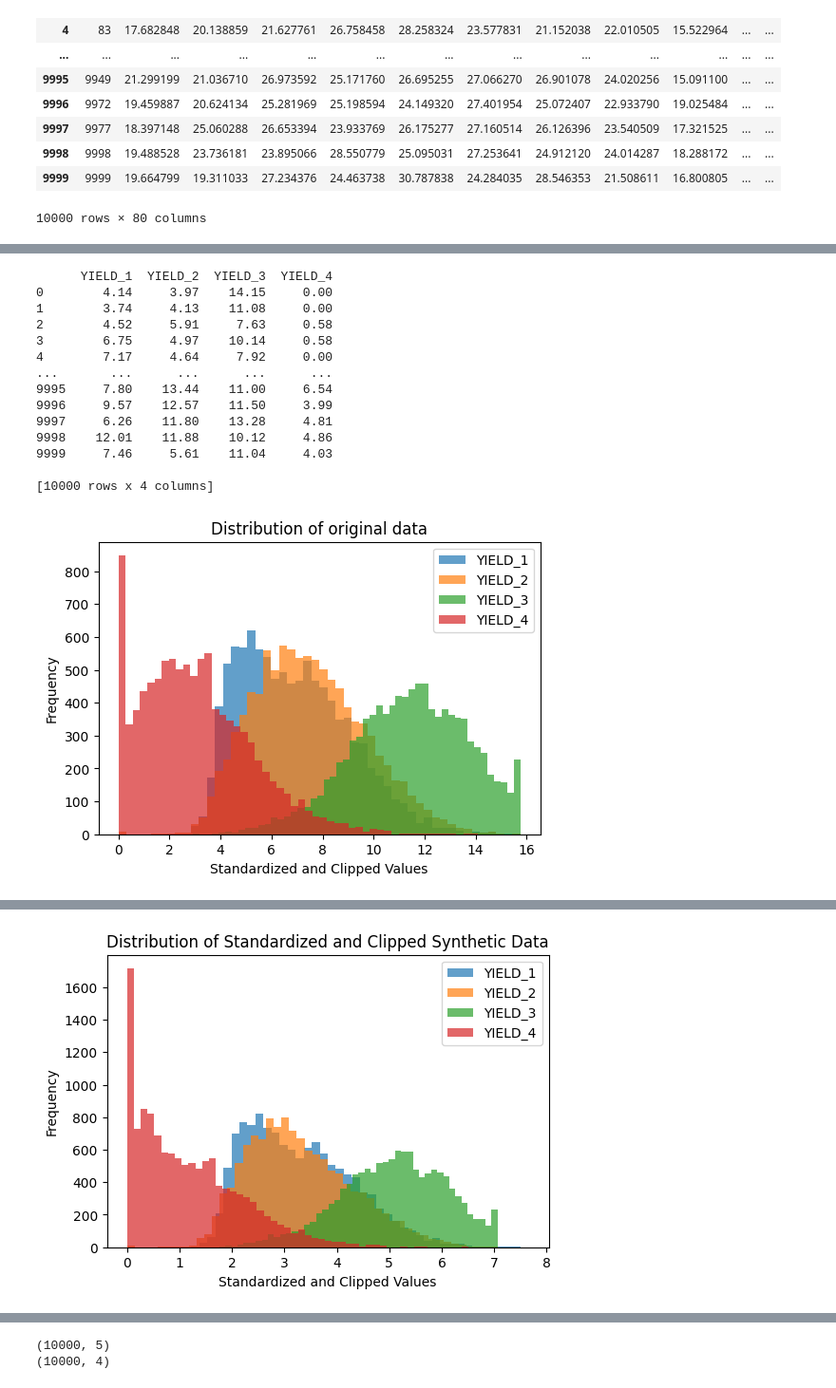
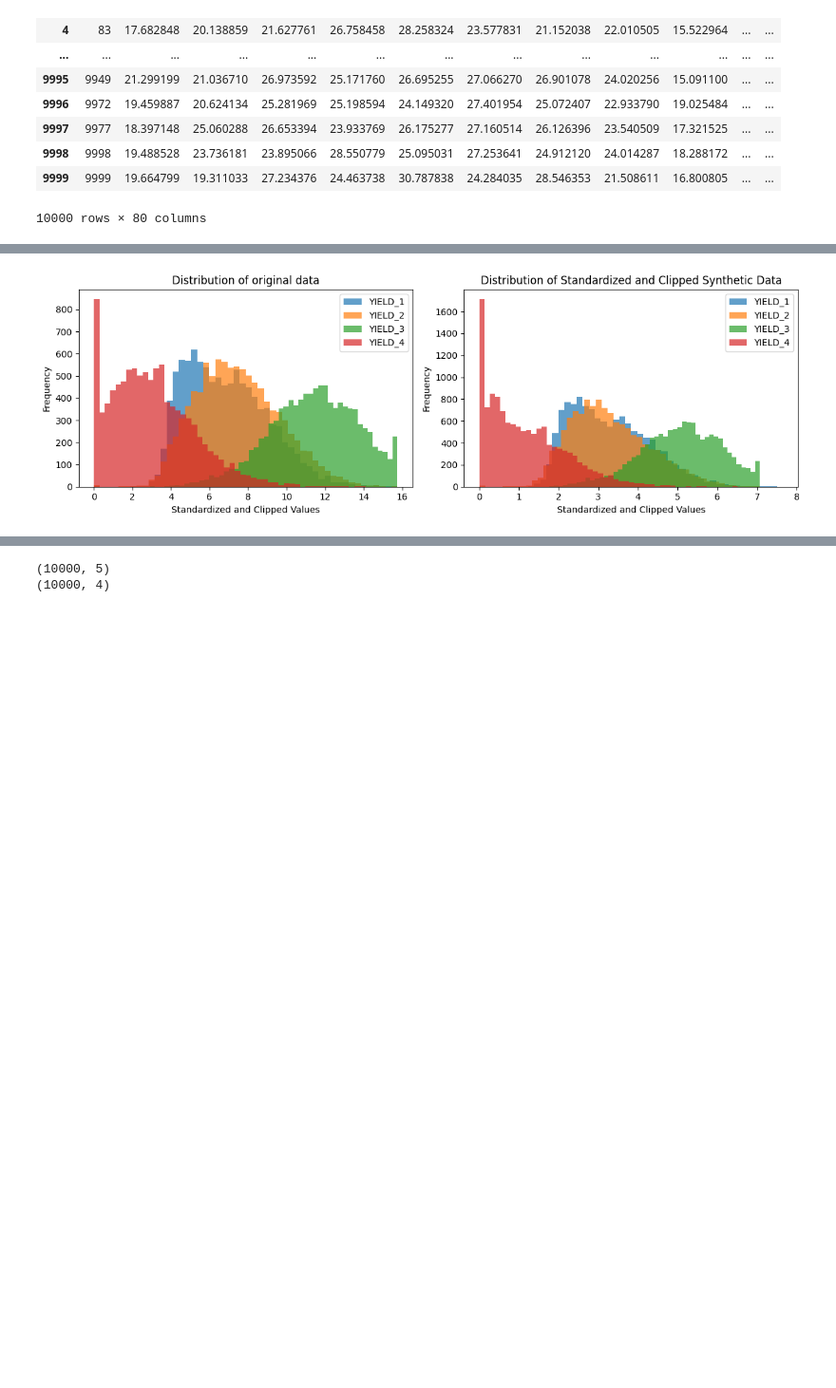
Before and after one commit to FrancoisLbrn/genhack3_crazy_farmers, a Jupyter notebook: ludo.ipynb, the cells around one changed output, grey strips where cells are left out. Shown at 95% size. Drawn from its saved outputs; the diff is of its cells as text; code cells hidden in the pictures; blank space fills up the shorter version.

```diff
--- a/ludo.ipynb
+++ b/ludo.ipynb
@@ -557,3 +13,0 @@ print(ot.sliced.sliced_wasserstein_distance(yields_espsilon, simul, seed=0))
-# %%
-for i in range(10):
-    print(ot.sliced.sliced_wasserstein_distance(yields_espsilon, simul[1000 * i: 1000 * (i + 1)], seed=0))
@@ -753,5 +146,6 @@ result_df.loc[:, ['YIELD_1', 'YIELD_2', 'YIELD_3', 'YIELD_4', 'Target']]
 # %%
 import pandas as pd
+from sklearn.preprocessing import StandardScaler
 from imblearn.over_sampling import ADASYN
 
 # Assuming you already have the original data in `result_df`
@@ -765,20 +159,23 @@ y = result_df['Target']
 minority_class_count = y.value_counts().min()
 
 # Apply ADASYN
-adasyn = ADASYN(sampling_strategy='minority', random_state=42, n_neighbors=7)
+adasyn = ADASYN(sampling_strategy='minority', random_state=42, n_neighbors=9)
 X_resampled, y_resampled = adasyn.fit_resample(X, y)
 
 # Calculate the minority class count for setting the `sampling_strategy`
 minority_class_count = y_resampled.value_counts().min()
-adasyn = ADASYN(sampling_strategy='minority', random_state=42, n_neighbors=3)
+adasyn = ADASYN(sampling_strategy='minority', random_state=42, n_neighbors=9)
 X_resampled, y_resampled = adasyn.fit_resample(X_resampled, y_resampled)
 
 # Combine the resampled data into a new DataFrame
 synthetic_data = pd.DataFrame(X_resampled, columns=['YIELD_1', 'YIELD_2', 'YIELD_3', 'YIELD_4'])
 synthetic_data['Target'] = y_resampled
 sample = ['YIELD_1', 'YIELD_2', 'YIELD_3', 'YIELD_4']
-synthetic_data[sample] = np.clip(synthetic_data[sample], 0, 15.75)
 
 scaler = StandardScaler(with_mean=False)
-data_norm = scaler.fit_transform(synthetic_data.drop(['Target'], axis=1))
-df_norm = pd.DataFrame(data_norm, columns=synthetic_data.drop(['Target'], axis=1).columns)
+data_norm = scaler.fit_transform(X)
+df_norm = pd.DataFrame(data_norm, columns=X.columns)
+
+scaler = StandardScaler(with_mean=False)
+data_norm_synth = scaler.fit_transform(synthetic_data.drop(['Target'], axis=1))
+df_norm_synth  = pd.DataFrame(data_norm_synth , columns=synthetic_data.drop(['Target'], axis=1).columns)
@@ -785,40 +280,25 @@ df_norm = pd.DataFrame(data_norm, columns=synthetic_data.drop(['Target'], axis=1
 # %%
-print(X)
-# Plot the distribution of each feature
-plt.figure(figsize=(6, 4))
+import matplotlib.pyplot as plt
+
+fig, axs = plt.subplots(1, 2, figsize=(12, 4))
+
+# Plot the distribution of each feature for original data
+axs[0].set_title('Distribution of original data')
 for column in X.columns:
-    plt.hist(X[column], bins=50, label=column, alpha=0.7)
+    axs[0].hist(X[column], bins=50, label=column, alpha=0.7)
+axs[0].set_xlabel('Standardized and Clipped Values')
+axs[0].set_ylabel('Frequency')
+axs[0].legend()
 
-plt.title('Distribution of original data')
-plt.xlabel('Standardized and Clipped Values')
-plt.ylabel('Frequency')
-plt.legend()
+# Plot the distribution of each feature for synthetic data
+axs[1].set_title('Distribution of Standardized and Clipped Synthetic Data')
+for column in df_norm.columns:
+    axs[1].hist(df_norm[column], bins=50, label=column, alpha=0.7)
+axs[1].set_xlabel('Standardized and Clipped Values')
+axs[1].set_ylabel('Frequency')
+axs[1].legend()
+
+plt.tight_layout()
 plt.show()
-
-print(synthetic_data)
-# Plot the distribution of each feature
-plt.figure(figsize=(6, 4))
-for column in df_norm.columns:
-    plt.hist(df_norm[column], bins=50, label=column, alpha=0.7)
-
-plt.title('Distribution of Standardized and Clipped Synthetic Data')
-plt.xlabel('Standardized and Clipped Values')
-plt.ylabel('Frequency')
-plt.legend()
-plt.show()
 # %% [output]
-      YIELD_1  YIELD_2  YIELD_3  YIELD_4
-0        4.14     3.97    14.15     0.00
-1        3.74     4.13    11.08     0.00
-2        4.52     5.91     7.63     0.58
-3        6.75     4.97    10.14     0.58
-4        7.17     4.64     7.92     0.00
-...       ...      ...      ...      ...
-9995     7.80    13.44    11.00     6.54
-9996     9.57    12.57    11.50     3.99
-9997     6.26    11.80    13.28     4.81
-9998    12.01    11.88    10.12     4.86
-9999     7.46     5.61    11.04     4.03
-
-[10000 rows x 4 columns]
-[figure, old version]
+[figure, new version]
@@ -839 +304,0 @@ plt.show()
-[figure, removed]
```
Also changed, not shown: parts of 76 cells of this notebook, 1 other file.
